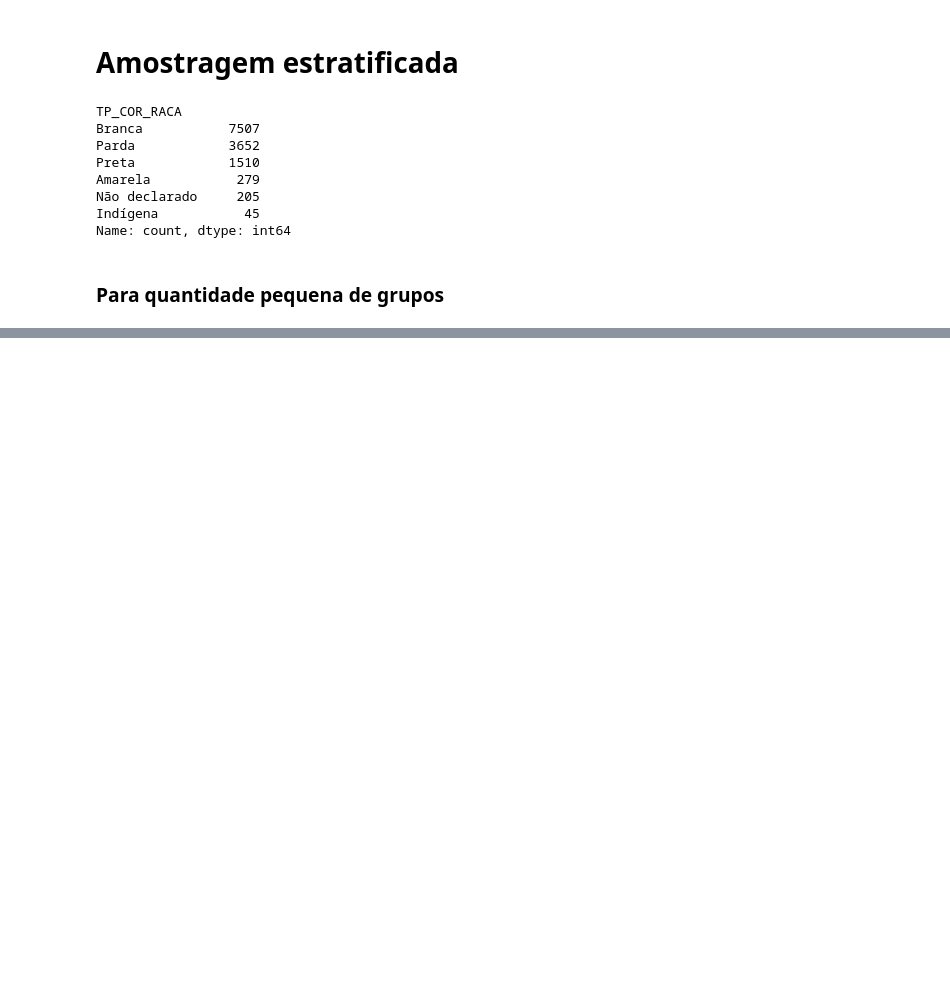
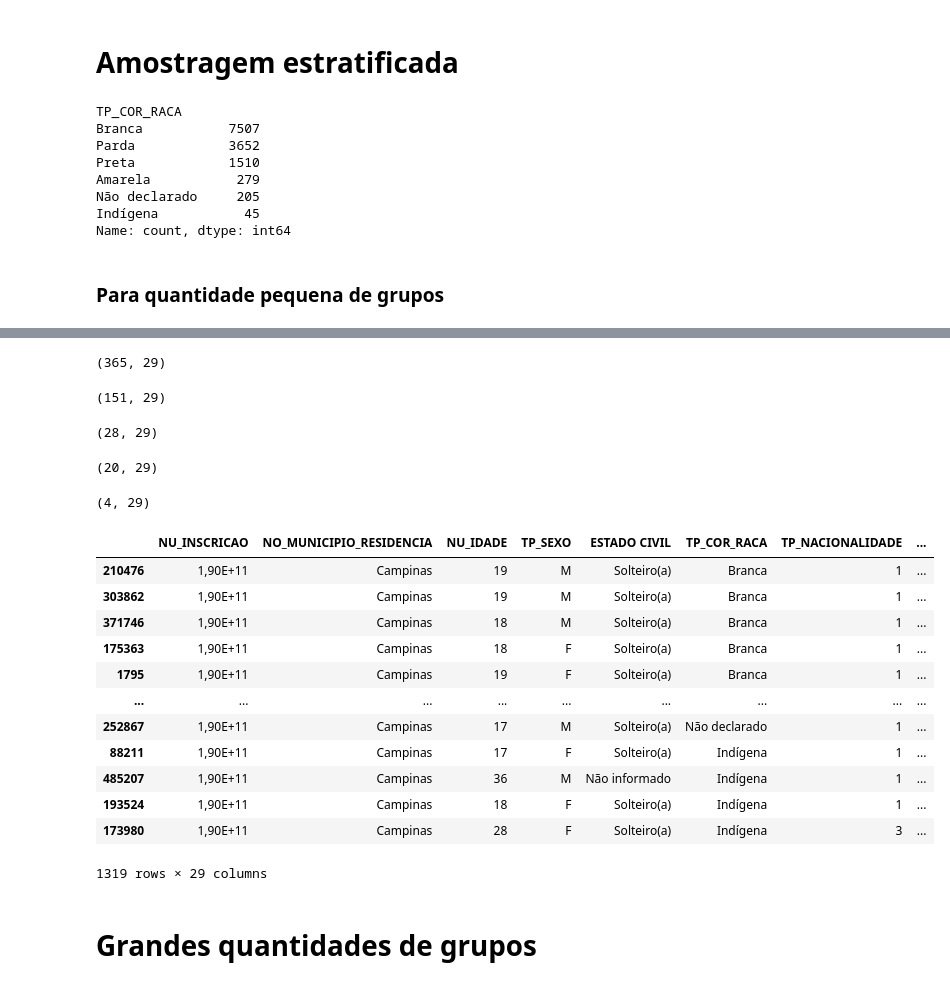
Before and after one commit to DiogoMonteiro99/repos, a Jupyter notebook: Amostragens.ipynb, the cells around one changed output, grey strips where cells are left out. Saved outputs shown, nothing was run; the diff lists cells and outputs as text; code cells hidden in the pictures; blank space fills up the shorter version.

```diff
--- a/Amostragens.ipynb
+++ b/Amostragens.ipynb
@@ -224,0 +229,44 @@ Name: count, dtype: int64
+# %%
+parda = enem_campinas.loc[enem_campinas.TP_COR_RACA == 'Parda'].sample(frac=0.10)
+parda.shape
+# %% [output]
+(365, 29)
+# %%
+preta = enem_campinas.loc[enem_campinas.TP_COR_RACA == 'Preta'].sample(frac=0.10)
+preta.shape
+# %% [output]
+(151, 29)
+# %%
+amarela = enem_campinas.loc[enem_campinas.TP_COR_RACA == 'Amarela'].sample(frac=0.10)
+amarela.shape
+# %% [output]
+(28, 29)
+# %%
+nao_declarado = enem_campinas.loc[enem_campinas.TP_COR_RACA == 'Não declarado'].sample(frac=0.10)
+nao_declarado.shape
+# %% [output]
+(20, 29)
+# %%
+indigena = enem_campinas.loc[enem_campinas.TP_COR_RACA == 'Indígena'].sample(frac=0.10)
+indigena.shape
+# %% [output]
+(4, 29)
+# %%
+amostra_estra = pd.concat([branca,parda,preta,amarela,nao_declarado,indigena])
+amostra_estra
+# %% [output]
+|  | NU_INSCRICAO | NO_MUNICIPIO_RESIDENCIA | NU_IDADE | TP_SEXO | ESTADO CIVIL | TP_COR_RACA | TP_NACIONALIDADE | ... |
+| 210476 | 1,90E+11 | Campinas | 19 | M | Solteiro(a) | Branca | 1 | ... |
+| 303862 | 1,90E+11 | Campinas | 19 | M | Solteiro(a) | Branca | 1 | ... |
+| 371746 | 1,90E+11 | Campinas | 18 | M | Solteiro(a) | Branca | 1 | ... |
+| 175363 | 1,90E+11 | Campinas | 18 | F | Solteiro(a) | Branca | 1 | ... |
+| 1795 | 1,90E+11 | Campinas | 19 | F | Solteiro(a) | Branca | 1 | ... |
+| ... | ... | ... | ... | ... | ... | ... | ... | ... |
+| 252867 | 1,90E+11 | Campinas | 17 | M | Solteiro(a) | Não declarado | 1 | ... |
+| 88211 | 1,90E+11 | Campinas | 17 | F | Solteiro(a) | Indígena | 1 | ... |
+| 485207 | 1,90E+11 | Campinas | 36 | M | Não informado | Indígena | 1 | ... |
+| 193524 | 1,90E+11 | Campinas | 18 | F | Solteiro(a) | Indígena | 1 | ... |
+| 173980 | 1,90E+11 | Campinas | 28 | F | Solteiro(a) | Indígena | 3 | ... |
+1319 rows × 29 columns
+# %% [markdown]
+# **Grandes quantidades de grupos**
```
Also changed, not shown: parts of 3 cells of this notebook.
